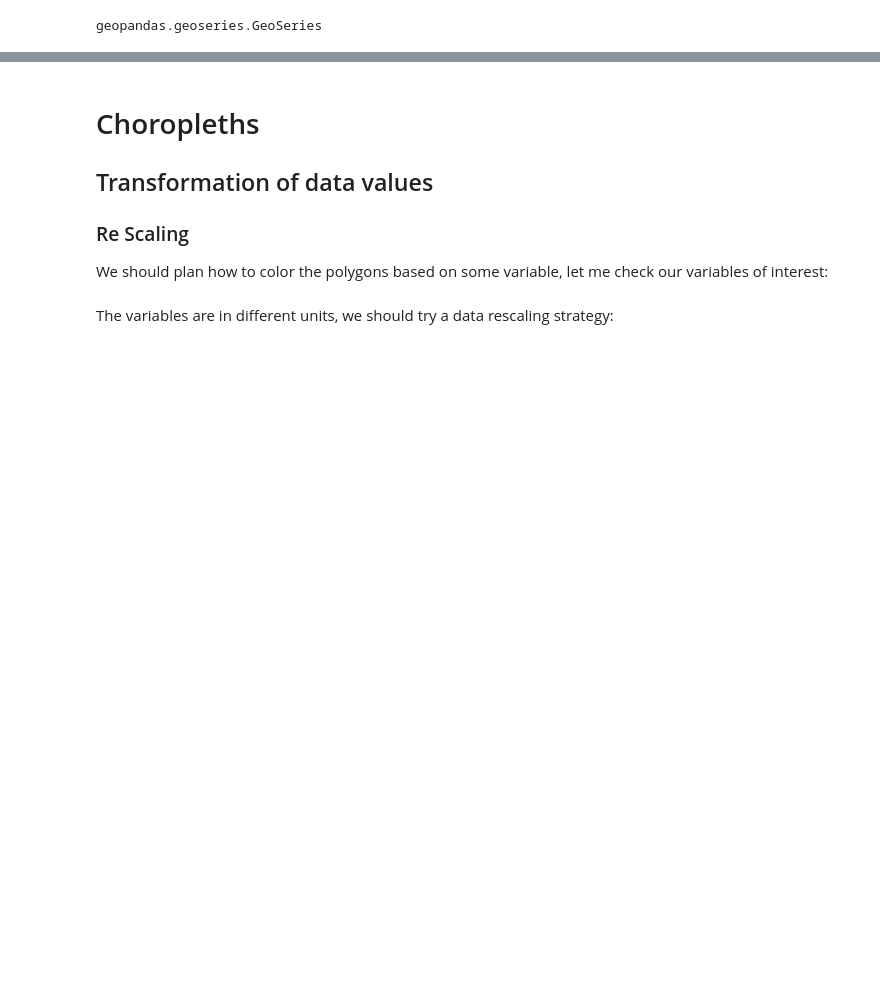
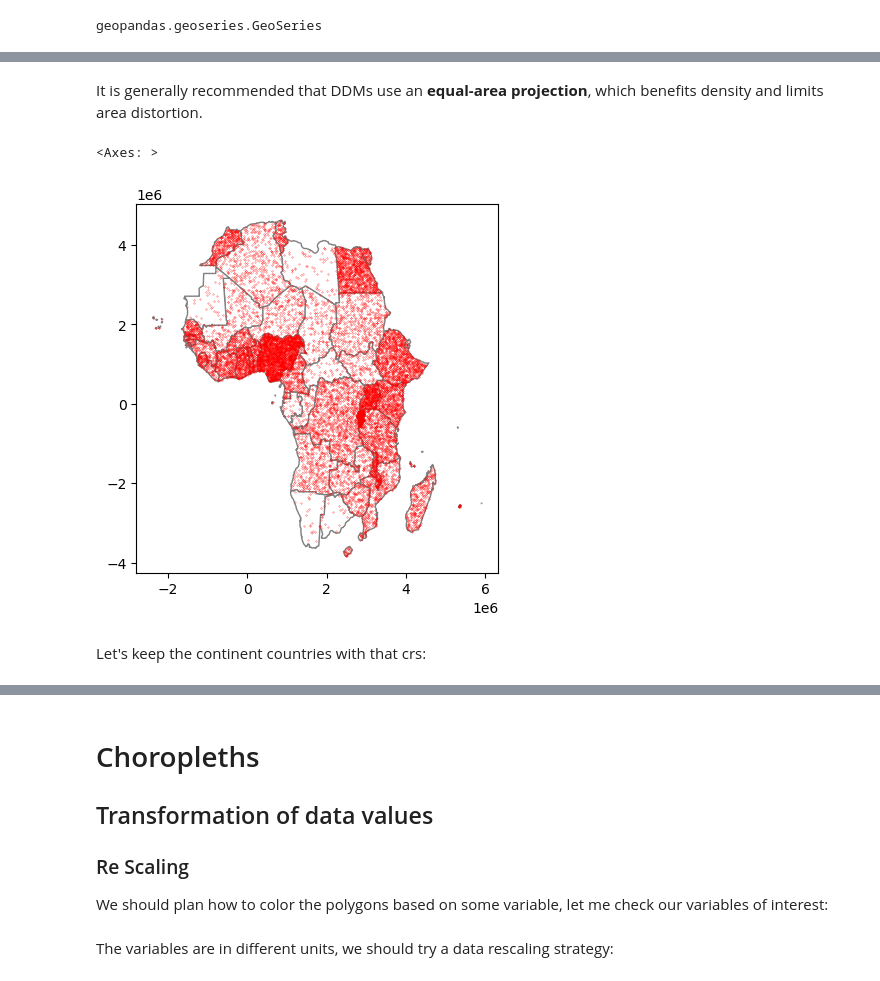
Before and after one commit to CienciaDeDatosEspacial/TheThematics, a Jupyter notebook: index.ipynb, the cells around one changed output, grey strips where cells are left out. Saved outputs shown, nothing was run; the diff lists cells and outputs as text; code cells hidden in the pictures; blank space fills up the shorter version.

```diff
--- a/index.ipynb
+++ b/index.ipynb
@@ -509,0 +532,11 @@ dots_gdf.to_crs("EPSG:8857").plot(markersize=0.05, color='red',alpha=0.1,figsize
+# %% [markdown]
+It is generally recommended that DDMs use an **equal-area projection**, which benefits density and limits area distortion.
+# %%
+base=Africa.to_crs(8857).plot(facecolor="white",
+                              edgecolor='grey')
+Africa_dots.to_crs(8857).plot(markersize=0.05, color='red',ax=base)
+# %% [output]
+<Axes: >
+[figure, added]
+# %% [markdown]
+Let's keep the continent countries with that crs:
```
Also changed, not shown: parts of 54 cells of this notebook.
